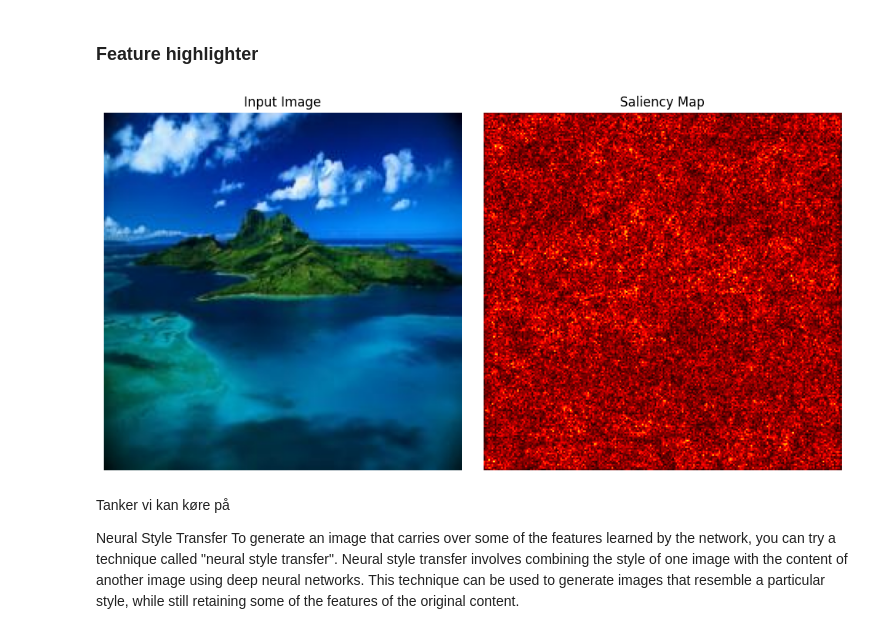
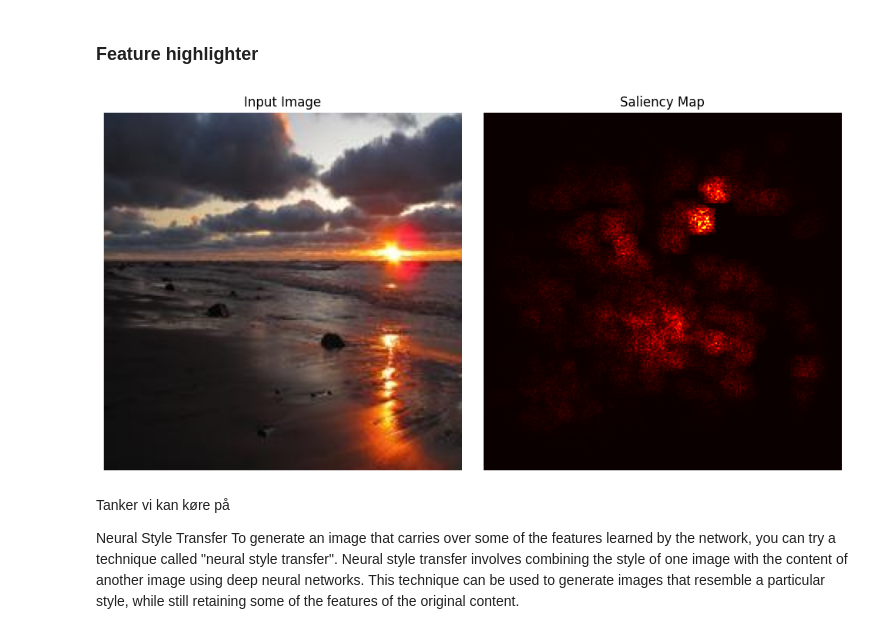
Before and after one commit to ChristofferDreist/RedditUpvotes, a Jupyter notebook: Dataset download.ipynb, the cells around one changed output. Saved outputs shown, nothing was run; the diff lists cells and outputs as text; code cells hidden in the pictures.

```diff
--- a/Dataset download.ipynb
+++ b/Dataset download.ipynb
@@ -111,7 +113,7 @@ class Model(nn.Module):
 
 
     #Define fully connected layers
-        self.fc1 = nn.Linear(128*28*28,512)
+        self.fc1 = nn.Linear(512*2*2,512)
         self.fc2 = nn.Linear(512, 256)
         self.fc3 = nn.Linear(256,128)
         self.fc4 = nn.Linear(128, 64)
@@ -127,6 +129,7 @@ class Model(nn.Module):
 
 #Apply convolutional layers with pooling in between
     def forward(self, x):
+        feature_map = []
         x = self.max_pool(nn.functional.relu(self.conv1(x)))
         feature_map.append(x)
         x = self.max_pool(nn.functional.relu(self.conv2(x)))
@@ -141,7 +144,7 @@ class Model(nn.Module):
 
 
 #Flatten output
-        x = x.view(-1, 128*28*28)
+        x = x.view(-1, 512*2*2)
 
         x = self.dropout(nn.functional.relu(self.fc1(x)))
         x = self.relu(self.fc2(x))
@@ -796,7 +872,7 @@ import matplotlib.pyplot as plt
 
 
 # Assuming you have the trained model saved as 'model.pth'
-model_path = 'saved_model.pth'
+model_path = 'C:/Users/sebas/OneDrive/Dokumenter/skole/4 Semester/Fagprojekt/Data/saved_model.pth'
 
 # Load the trained model
 model = Model()
@@ -804,7 +880,7 @@ model.load_state_dict(torch.load(model_path))
 model.eval()
 
 # Preprocess the input image
-input_image = Image.open("{}/{}".format(image_path, "fl0b5.jpg"))
+input_image = Image.open("{}/{}".format(image_path, "h7rkz.jpg"))
 input_image = input_image.resize((224, 224))
 input_tensor = transform(input_image).unsqueeze(0)
 
@@ -813,34 +889,34 @@ model.eval()
 input_tensor.requires_grad_()
 
 # Forward pass to obtain the output
 output = model(input_tensor)
 
 # Calculate the gradients of the output with respect to the input
 output.backward()
 
 # Get the gradients from the input tensor
 gradients = input_tensor.grad[0]
 
 # Convert the gradients to grayscale
 grayscale_gradients = np.abs(gradients.numpy()).mean(axis=0)
 
 # Normalize the gradients
 normalized_gradients = (grayscale_gradients - np.min(grayscale_gradients)) / (
     np.max(grayscale_gradients) - np.min(grayscale_gradients)
 )
 
 # Plot the original image and the saliency map
 fig, axes = plt.subplots(1, 2, figsize=(10, 5))
 axes[0].imshow(input_image)
 axes[0].axis('off')
 axes[0].set_title('Input Image')
 axes[1].imshow(normalized_gradients, cmap='hot')
 axes[1].axis('off')
 axes[1].set_title('Saliency Map')
 plt.tight_layout()
 plt.show()
 # %% [output]
-[figure, old version]
+[figure, new version]
 # %% [markdown]
 Tanker vi kan køre på
 
```
Also changed, not shown: parts of 17 cells of this notebook.
